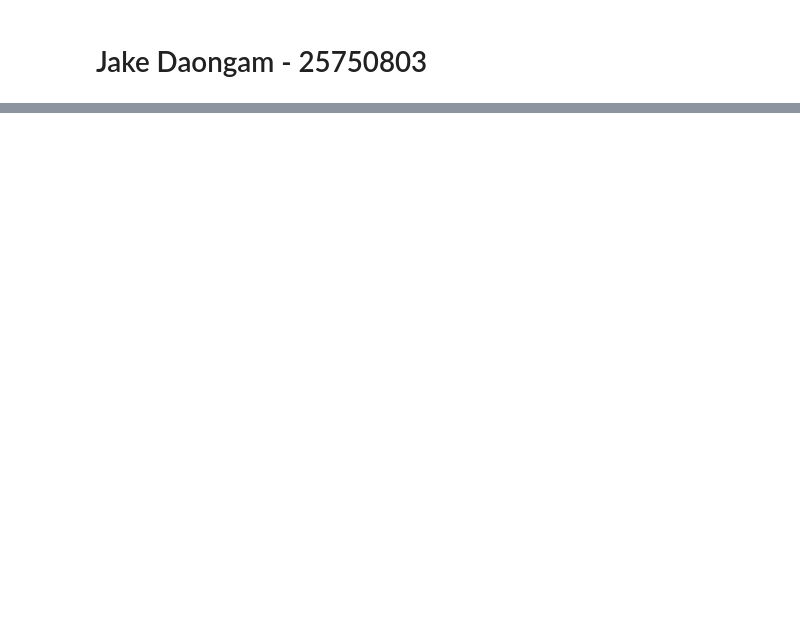
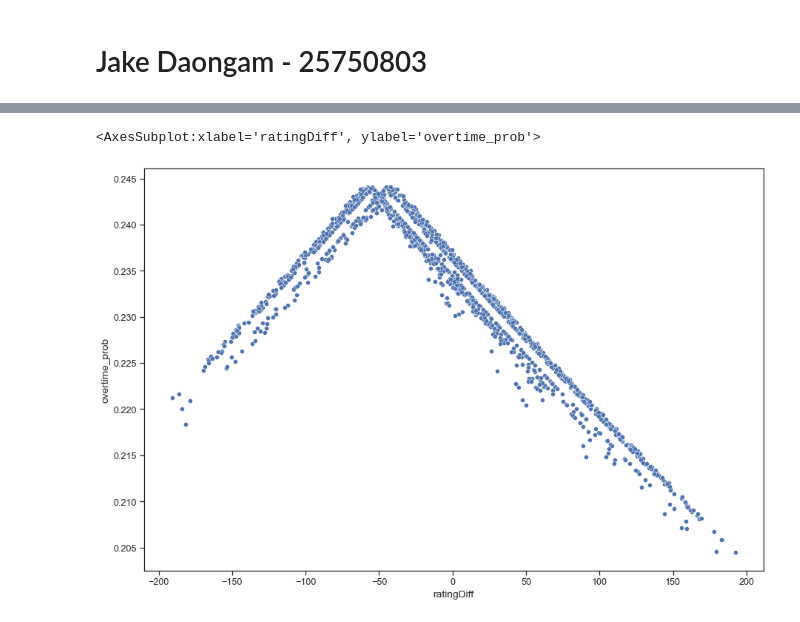
Before and after one commit to ubco-W2022T1-cosc301/project-group10, a Jupyter notebook: notebooks/analysis2.ipynb, the cells around one changed output, grey strips where cells are left out. Saved outputs shown, nothing was run; the diff lists cells and outputs as text; code cells hidden in the pictures; blank space fills up the shorter version.

```diff
--- a/notebooks/analysis2.ipynb
+++ b/notebooks/analysis2.ipynb
@@ -29,0 +77,3 @@ display(df)
+# %%
+df["ratingDiff"] = df["home_team_postgame_rating"] - df["away_team_postgame_rating"]
+df["scoreDiff"] = df["home_team_score"] - df["away_team_score"]
@@ -29,0 +92,6 @@ display(df)
+# %%
+plt.figure(figsize=(15,10))
+sns.scatterplot(data=df, x='ratingDiff', y='overtime_prob')
+# %% [output]
+<AxesSubplot:xlabel='ratingDiff', ylabel='overtime_prob'>
+[figure, added]
```
Also changed, not shown: parts of 42 cells of this notebook, 1 other file.
